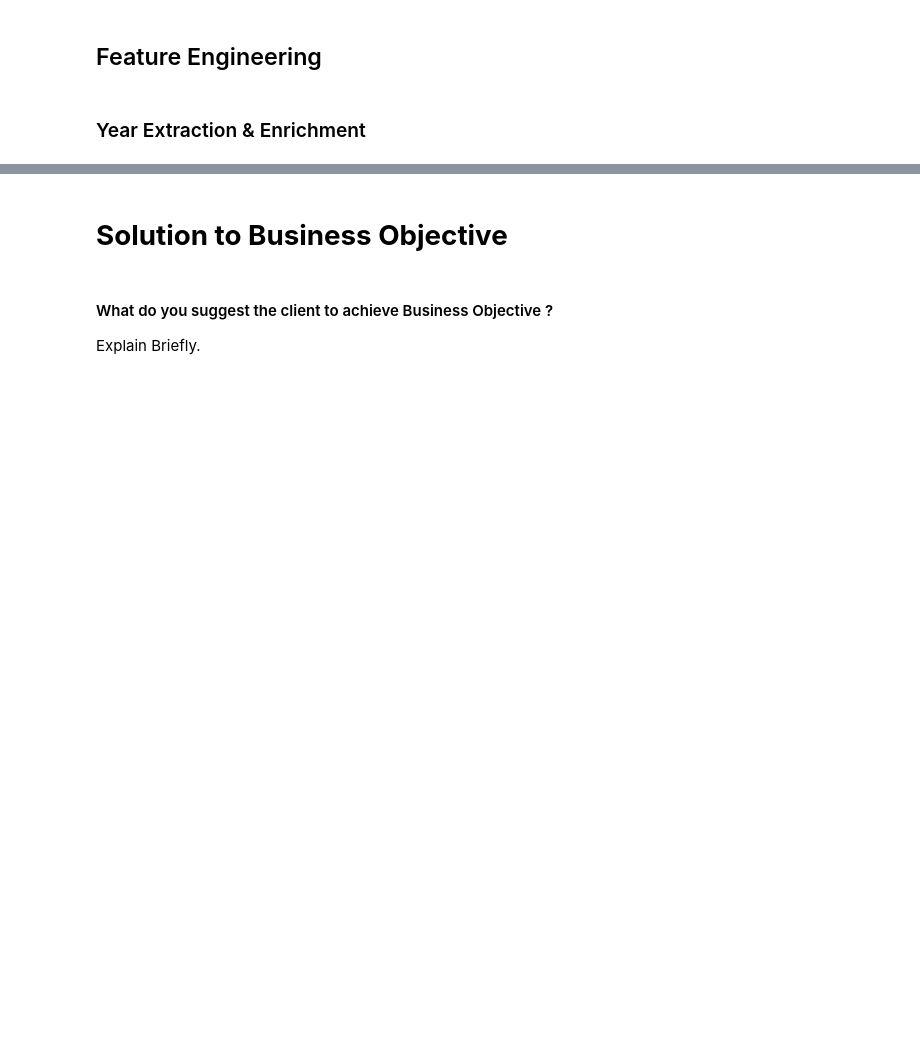
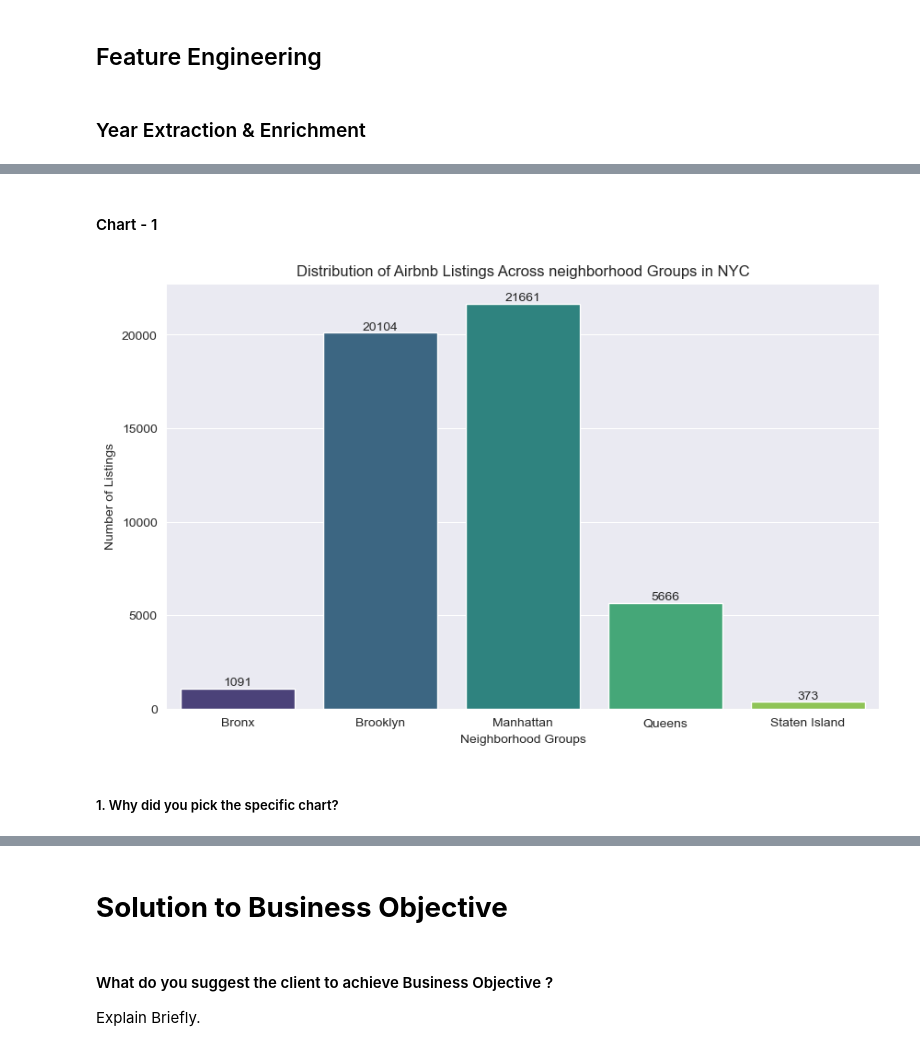
Before and after one commit to pandey-rakshit/almabetter, a Jupyter notebook: Module2/capstone/Air_Bnb_EDA/airBnbBookingAnalysis.ipynb, the cells around one changed output, grey strips where cells are left out. Saved outputs shown, nothing was run; the diff lists cells and outputs as text; code cells hidden in the pictures; blank space fills up the shorter version.

Commit message:
ADD: EDA & visualization chart 1

```diff
--- a/Module2/capstone/Air_Bnb_EDA/airBnbBookingAnalysis.ipynb
+++ b/Module2/capstone/Air_Bnb_EDA/airBnbBookingAnalysis.ipynb
@@ -282,0 +333,5 @@ df.sample()
+# %%
+# 1. How are Airbnb listings distributed across different neighborhoods in NYC?
+
+airbnb_listing = df.groupby(by='neighbourhood_group').size().reset_index(name="Number of listings")
+airbnb_listing
@@ -282,0 +345,30 @@ df.sample()
+# %% [markdown]
+#### Chart - 1
+# %%
+# chart - 1 : distribution of airbnb listings across neighborhoods in NYC
+
+plt.figure(figsize=(10,6))
+
+x = 'neighbourhood_group'
+y = 'Number of listings'
+data = airbnb_listing
+
+# Bar plot
+ax = sns.barplot(x = x, y = y, data=data, hue = x, palette='viridis')
+
+
+# Add text labels on top of the bars
+for i in ax.containers:
+    ax.bar_label(i)
+
+# Add Title and labels to the axis
+plt.title('Distribution of Airbnb Listings Across neighborhood Groups in NYC')
+plt.xlabel('Neighborhood Groups')
+plt.ylabel('Number of Listings')
+
+
+plt.show()
+# %% [output]
+[figure, added]
+# %% [markdown]
+##### 1. Why did you pick the specific chart?
```
Also changed, not shown: parts of 17 cells of this notebook.
